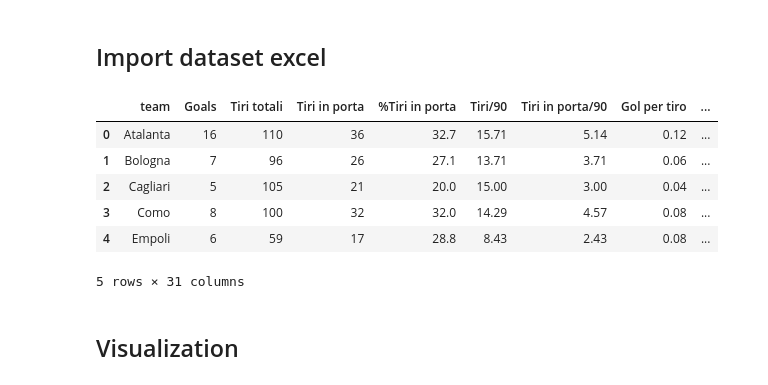
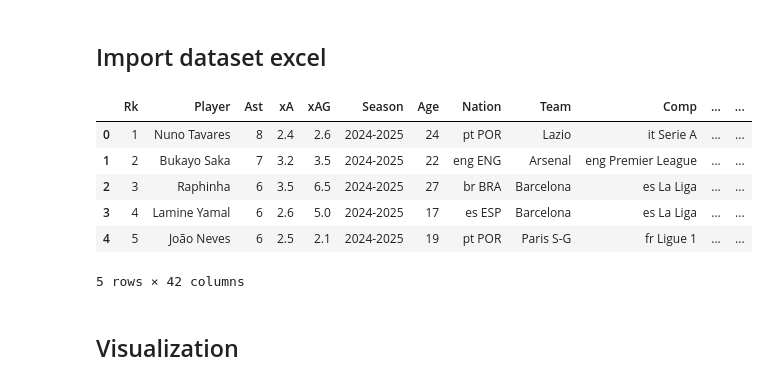
Before and after one commit to marinoalfonso/Football-Viz, a Jupyter notebook: ClevelandChart/ClevelandChart.ipynb, the cells around one changed output. Saved outputs shown, nothing was run; the diff lists cells and outputs as text; code cells hidden in the pictures.

```diff
--- a/ClevelandChart/ClevelandChart.ipynb
+++ b/ClevelandChart/ClevelandChart.ipynb
@@ -18,4 +21,13 @@ font_prop = FontProperties(fname=font_path)
 # %% [markdown]
 ## Import dataset excel
 # %%
-sosta = pd.read_excel("/Users/alfonsomarino/Desktop/sosta.xlsx")
+df = pd.read_csv('/Users/alfonsomarino/Desktop/Progetti/Campionato/Cleveland chart/data/NunoTavares.csv', header = [1])
+df.head(5)
+# %% [output]
+|  | Rk | Player | Ast | xA | xAG | Season | Age | Nation | Team | Comp | ... | ... |
+| 0 | 1 | Nuno Tavares | 8 | 2.4 | 2.6 | 2024-2025 | 24 | pt POR | Lazio | it Serie A | ... | ... |
+| 1 | 2 | Bukayo Saka | 7 | 3.2 | 3.5 | 2024-2025 | 22 | eng ENG | Arsenal | eng Premier League | ... | ... |
+| 2 | 3 | Raphinha | 6 | 3.5 | 6.5 | 2024-2025 | 27 | br BRA | Barcelona | es La Liga | ... | ... |
+| 3 | 4 | Lamine Yamal | 6 | 2.6 | 5.0 | 2024-2025 | 17 | es ESP | Barcelona | es La Liga | ... | ... |
+| 4 | 5 | João Neves | 6 | 2.5 | 2.1 | 2024-2025 | 19 | pt POR | Paris S-G | fr Ligue 1 | ... | ... |
+5 rows × 42 columns
@@ -22,13 +36,5 @@ sosta = pd.read_excel("/Users/alfonsomarino/Desktop/sosta.xlsx")
 # %%
-sosta.head()
+df = df.sort_values(by='Ast', ascending=True)
-# %% [output]
-|  | team | Goals | Tiri totali | Tiri in porta | %Tiri in porta | Tiri/90 | Tiri in porta/90 | Gol per tiro | ... |
-| 0 | Atalanta | 16 | 110 | 36 | 32.7 | 15.71 | 5.14 | 0.12 | ... |
-| 1 | Bologna | 7 | 96 | 26 | 27.1 | 13.71 | 3.71 | 0.06 | ... |
-| 2 | Cagliari | 5 | 105 | 21 | 20.0 | 15.00 | 3.00 | 0.04 | ... |
-| 3 | Como | 8 | 100 | 32 | 32.0 | 14.29 | 4.57 | 0.08 | ... |
-| 4 | Empoli | 6 | 59 | 17 | 28.8 | 8.43 | 2.43 | 0.08 | ... |
-5 rows × 31 columns
 # %% [markdown]
 ## Visualization
 # %%
```
Also changed, not shown: parts of 4 cells of this notebook.
